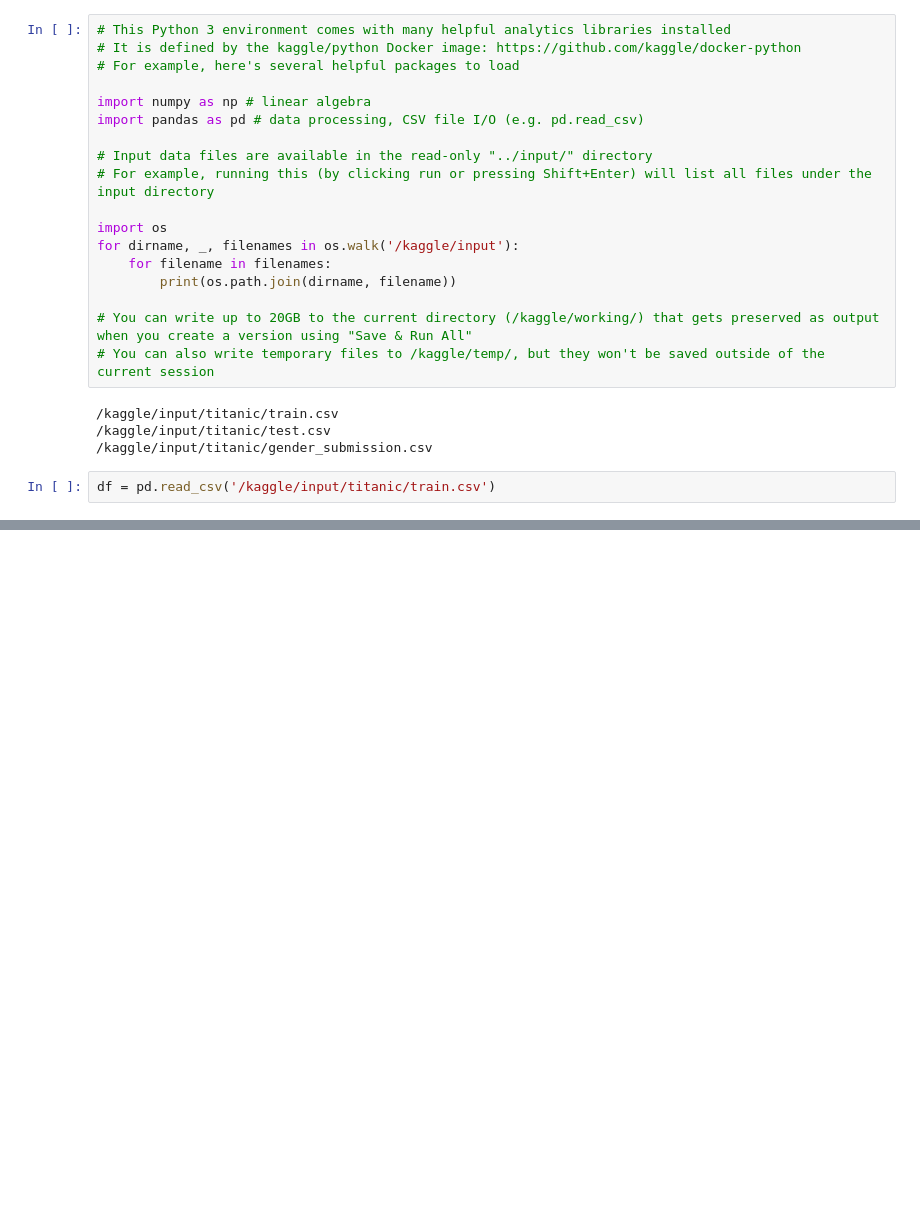
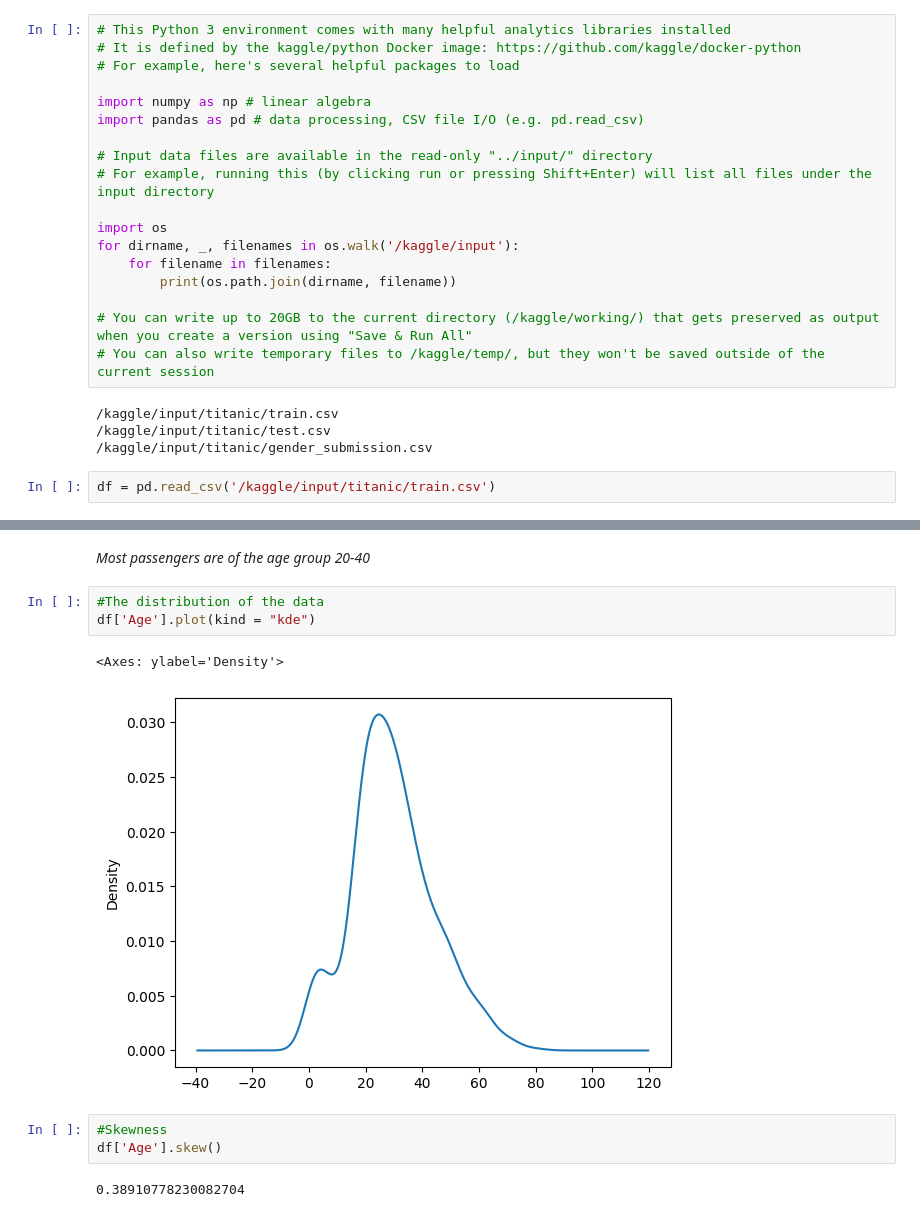
Before and after one commit to NityaVerma19/EDA-on-titanic-dataset, a Jupyter notebook: eda-extracting-insights.ipynb, the cells around one changed output, grey strips where cells are left out. Cells and saved outputs as stored; diff of their text form; blank space fills up the shorter version.

```diff
--- a/eda-extracting-insights.ipynb
+++ b/eda-extracting-insights.ipynb
@@ -33,0 +61,13 @@ df.head()
+# %% [markdown]
+*Most passengers are of the age group 20-40*
+# %%
+#The distribution of the data
+df['Age'].plot(kind = "kde")
+# %% [output]
+<Axes: ylabel='Density'>
+[figure, added]
+# %%
+#Skewness
+df['Age'].skew()
+# %% [output]
+0.38910778230082704
```
Also changed, not shown: parts of 9 cells of this notebook.
